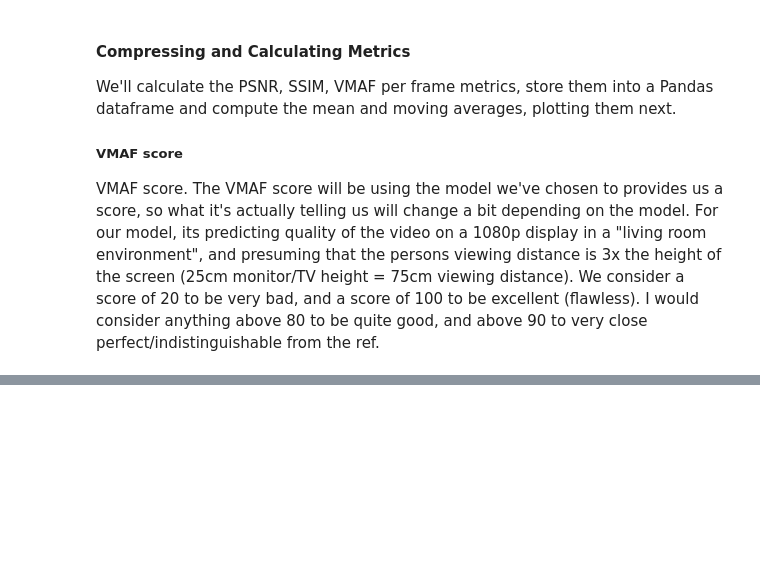
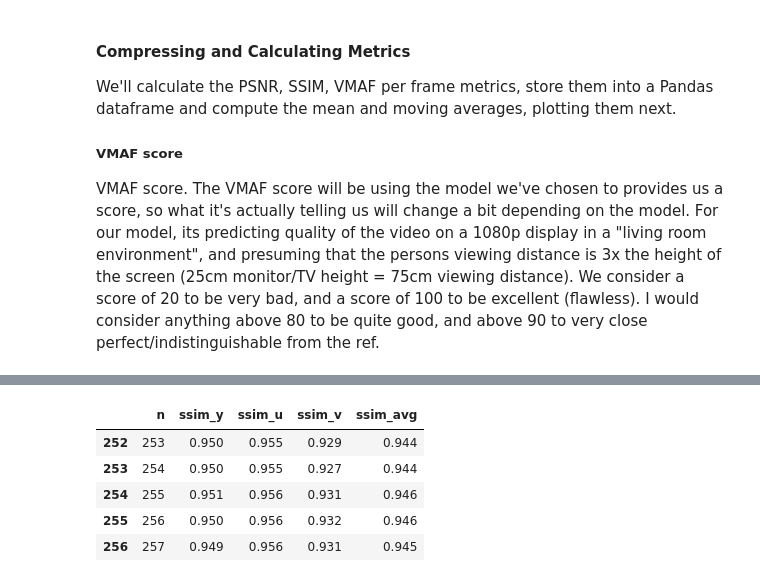
Before and after one commit to luisbarrancos/videometrics_jupyterlab, a Jupyter notebook: notebooks/video_generate_compression_x264_modules.ipynb, the cells around one changed output, grey strips where cells are left out. Cells and saved outputs as stored; diff of their text form; code cells hidden in the pictures; blank space fills up the shorter version.

```diff
--- a/notebooks/video_generate_compression_x264_modules.ipynb
+++ b/notebooks/video_generate_compression_x264_modules.ipynb
@@ -672,0 +360,11 @@ encoded with CRF 50
+# %%
+# print(ssim)
+df = pd.DataFrame.from_dict(metrics_data["ssim"])
+df.tail()
+# %% [output]
+|  | n | ssim_y | ssim_u | ssim_v | ssim_avg |
+| 252 | 253 | 0.950 | 0.955 | 0.929 | 0.944 |
+| 253 | 254 | 0.950 | 0.955 | 0.927 | 0.944 |
+| 254 | 255 | 0.951 | 0.956 | 0.931 | 0.946 |
+| 255 | 256 | 0.950 | 0.956 | 0.932 | 0.946 |
+| 256 | 257 | 0.949 | 0.956 | 0.931 | 0.945 |
```
Also changed, not shown: parts of 34 cells of this notebook, 4 other files.
